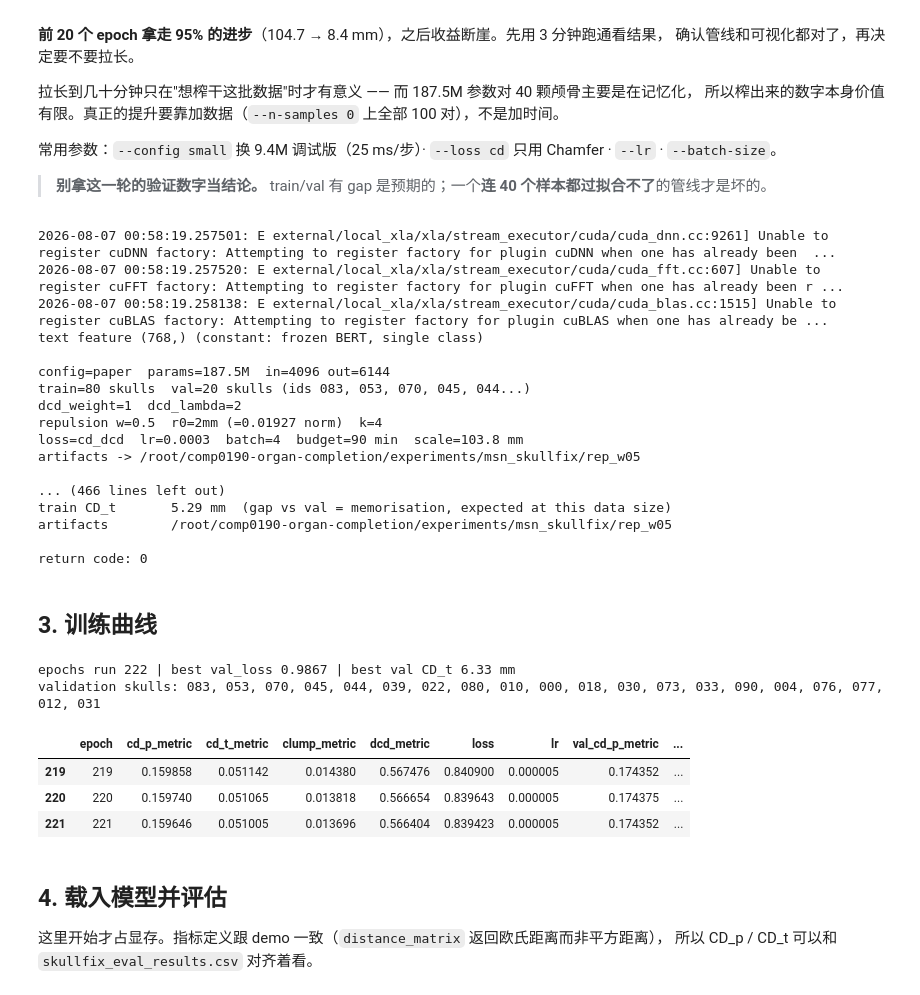
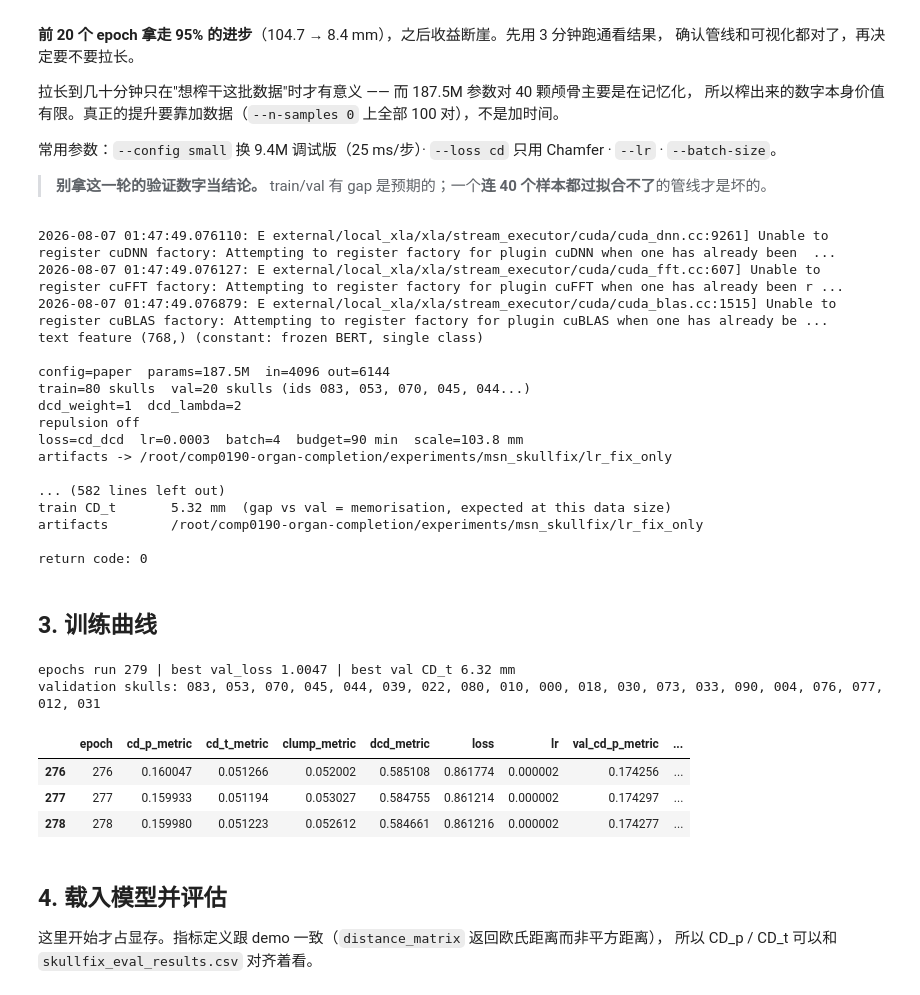
Before and after one commit to e2656987684-dot/comp0190-organ-completion, a Jupyter notebook: notebooks/demo/MSN_train_skullfix.ipynb, the cells around one changed output. Drawn from its saved outputs; the diff is of its cells as text; code cells hidden in the pictures.

```diff
--- a/notebooks/demo/MSN_train_skullfix.ipynb
+++ b/notebooks/demo/MSN_train_skullfix.ipynb
@@ -198,8 +198,7 @@ MINUTES = 90    # outer safety net only now -- EarlyStopping(patience=20) does t
 proc = subprocess.Popen(
     [PY_MSN, "src/models/train_skullfix.py", "--minutes", str(MINUTES),
     "--dcd-lambda", "2",
-    "--repulsion-weight", "0.5",
-    "--run-name", "rep_w05",],      # ← 加这行，不然会覆盖 baseline 的结果
+    "--run-name", "lr_fix_only",],      # ← 加这行，不然会覆盖 baseline 的结果
     cwd=REPO, stdout=subprocess.PIPE, stderr=subprocess.STDOUT,
     text=True, bufsize=1,
 )
@@ -210,40 +209,40 @@ finally:
     proc.wait()
 print("\nreturn code:", proc.returncode)
 # %% [output]
-2026-08-07 00:58:19.257501: E external/local_xla/xla/stream_executor/cuda/cuda_dnn.cc:9261] Unable to register cuDNN factory: Attempting to register factory for plugin cuDNN when one has already been  ...
-2026-08-07 00:58:19.257520: E external/local_xla/xla/stream_executor/cuda/cuda_fft.cc:607] Unable to register cuFFT factory: Attempting to register factory for plugin cuFFT when one has already been r ...
-2026-08-07 00:58:19.258138: E external/local_xla/xla/stream_executor/cuda/cuda_blas.cc:1515] Unable to register cuBLAS factory: Attempting to register factory for plugin cuBLAS when one has already be ...
+2026-08-07 01:47:49.076110: E external/local_xla/xla/stream_executor/cuda/cuda_dnn.cc:9261] Unable to register cuDNN factory: Attempting to register factory for plugin cuDNN when one has already been  ...
+2026-08-07 01:47:49.076127: E external/local_xla/xla/stream_executor/cuda/cuda_fft.cc:607] Unable to register cuFFT factory: Attempting to register factory for plugin cuFFT when one has already been r ...
+2026-08-07 01:47:49.076879: E external/local_xla/xla/stream_executor/cuda/cuda_blas.cc:1515] Unable to register cuBLAS factory: Attempting to register factory for plugin cuBLAS when one has already be ...
 text feature (768,) (constant: frozen BERT, single class)
 
 config=paper  params=187.5M  in=4096 out=6144
 train=80 skulls  val=20 skulls (ids 083, 053, 070, 045, 044...)
 dcd_weight=1  dcd_lambda=2
-repulsion w=0.5  r0=2mm (=0.01927 norm)  k=4
+repulsion off
 loss=cd_dcd  lr=0.0003  batch=4  budget=90 min  scale=103.8 mm
-artifacts -> /root/comp0190-organ-completion/experiments/msn_skullfix/rep_w05
+artifacts -> /root/comp0190-organ-completion/experiments/msn_skullfix/lr_fix_only
 
-... (466 lines left out)
-train CD_t       5.29 mm  (gap vs val = memorisation, expected at this data size)
-artifacts        /root/comp0190-organ-completion/experiments/msn_skullfix/rep_w05
+... (582 lines left out)
+train CD_t       5.32 mm  (gap vs val = memorisation, expected at this data size)
+artifacts        /root/comp0190-organ-completion/experiments/msn_skullfix/lr_fix_only
 
 return code: 0
 # %% [markdown]
 ## 3. 训练曲线
 # %%
 import pandas as pd
-hist = pd.read_csv(os.path.join(RUN, "rep_w05/history.csv"))
-meta = json.load(open(os.path.join(RUN, "rep_w05/run.json")))
+hist = pd.read_csv(os.path.join(RUN, "lr_fix_only/history.csv"))
+meta = json.load(open(os.path.join(RUN, "lr_fix_only/run.json")))
 print(f"epochs run {meta['epochs_run']} | best val_loss {meta['best_val_loss']:.4f} "
       f"| best val CD_t {meta['best_val_cd_t_mm']:.2f} mm")
 print(f"validation skulls: {', '.join(meta['val_ids'])}")
 hist.tail(3)
 # %% [output]
-epochs run 222 | best val_loss 0.9867 | best val CD_t 6.33 mm
+epochs run 279 | best val_loss 1.0047 | best val CD_t 6.32 mm
 validation skulls: 083, 053, 070, 045, 044, 039, 022, 080, 010, 000, 018, 030, 073, 033, 090, 004, 076, 077, 012, 031
 |  | epoch | cd_p_metric | cd_t_metric | clump_metric | dcd_metric | loss | lr | val_cd_p_metric | ... |
-| 219 | 219 | 0.159858 | 0.051142 | 0.014380 | 0.567476 | 0.840900 | 0.000005 | 0.174352 | ... |
-| 220 | 220 | 0.159740 | 0.051065 | 0.013818 | 0.566654 | 0.839643 | 0.000005 | 0.174375 | ... |
-| 221 | 221 | 0.159646 | 0.051005 | 0.013696 | 0.566404 | 0.839423 | 0.000005 | 0.174352 | ... |
+| 276 | 276 | 0.160047 | 0.051266 | 0.052002 | 0.585108 | 0.861774 | 0.000002 | 0.174256 | ... |
+| 277 | 277 | 0.159933 | 0.051194 | 0.053027 | 0.584755 | 0.861214 | 0.000002 | 0.174297 | ... |
+| 278 | 278 | 0.159980 | 0.051223 | 0.052612 | 0.584661 | 0.861216 | 0.000002 | 0.174277 | ... |
 # %%
 import plotly.graph_objects as go
 from plotly.subplots import make_subplots
```
Also changed, not shown: 5 other files.
